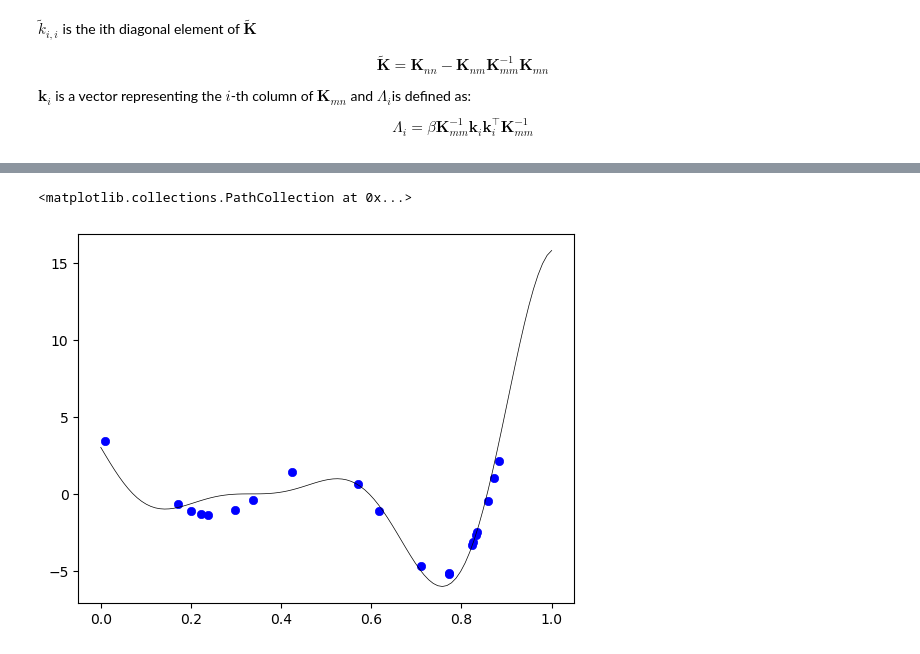
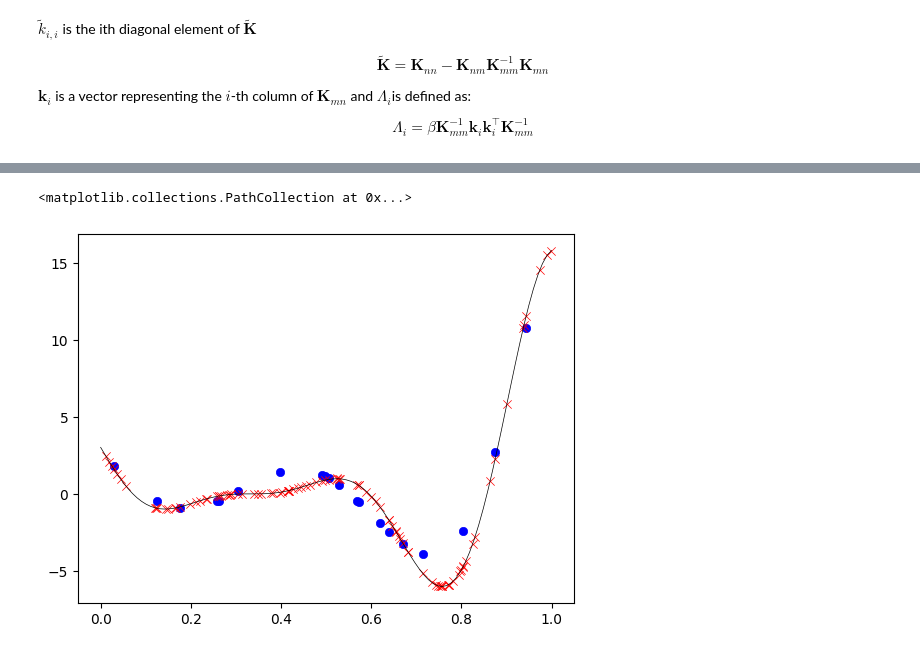
Before and after one commit to IceLab-X/MiniGP, a Jupyter notebook: GPmodels_Sparse/SVIGP.ipynb, the cells around one changed output, grey strips where cells are left out. Saved outputs shown, nothing was run; the diff lists cells and outputs as text; code cells hidden in the pictures.

```diff
--- a/GPmodels_Sparse/SVIGP.ipynb
+++ b/GPmodels_Sparse/SVIGP.ipynb
@@ -23,8 +27,8 @@ PI = 3.1415
 softplus = nn.Softplus()
 # %%
 #train_set
-xtr = torch.rand(200, 1)
-ytr = ((6*xtr - 2)**2) * torch.sin(12*xtr - 4) + torch.randn(200, 1) * 0.1
+xtr = torch.rand(100, 1)
+ytr = ((6*xtr - 2)**2) * torch.sin(12*xtr - 4) + torch.randn(100, 1) * 0.01
 
 #test_set
 xte = torch.linspace(0, 1, 100).view(-1,1)
@@ -168,10 +172,12 @@ def forward(xm,xte,q_u_mean,kernel, log_beta):
 # %%
 #经过训练后
 plt.plot(xte.cpu().numpy(), yte.cpu().numpy(), label='Latent function', c='k', lw=0.5)
 plt.scatter(xm.cpu().numpy(), q_u_mean.cpu().detach().numpy(), label='Prediction', c='b',lw=0.5)
+# plot training data
+plt.scatter(xtr.cpu().numpy(), ytr.cpu().numpy(), label='Training data', c='r', lw=0.5, marker='x')
 # %% [output]
 <matplotlib.collections.PathCollection at 0x...>
-[figure, old version]
+[figure, new version]
 # %%
 ypred=forward(xm,xte,q_u_mean,kernel, log_beta)
 plt.plot(xte.numpy(), yte.numpy(), label='Latent function', c='k', lw=0.5)
```
Also changed, not shown: parts of 5 cells of this notebook, 9 other files.
